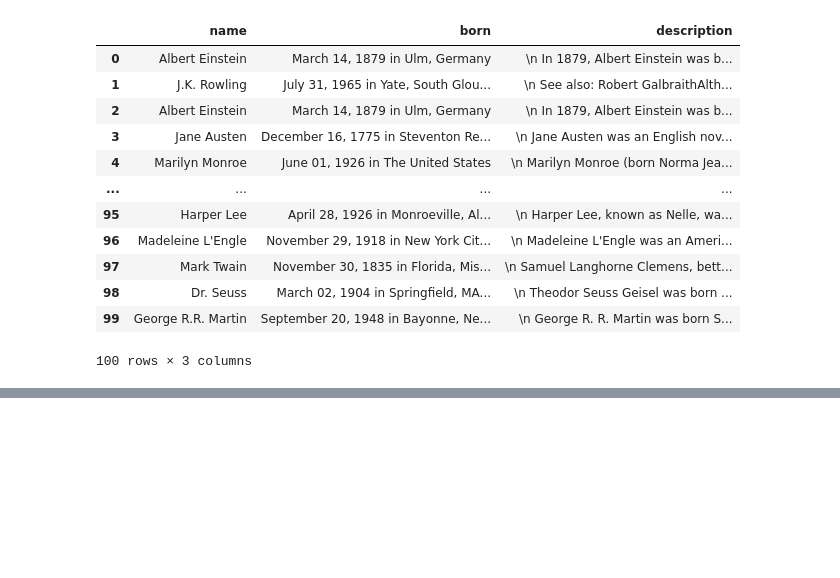
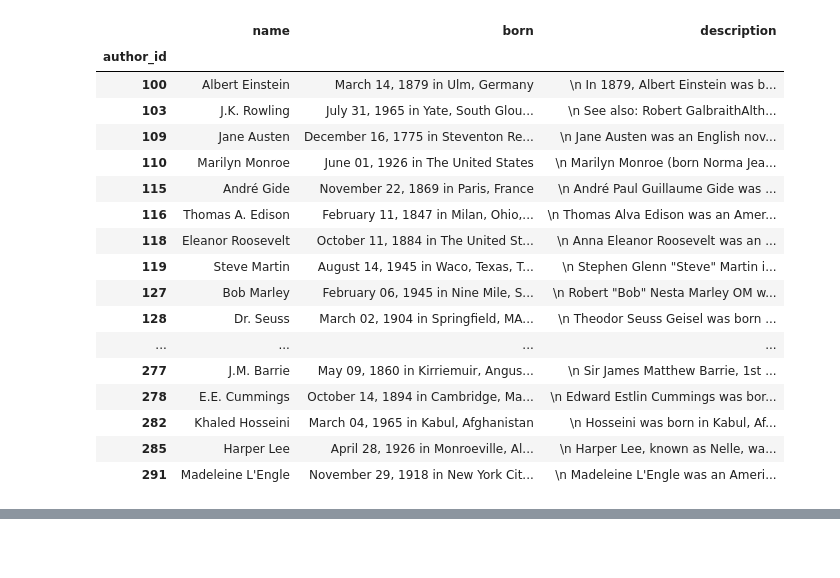
Before and after one commit to Alexis-Kepano/ETL-Project, a Jupyter notebook: quotes_mongodb_to_sql_db.ipynb, the cells around one changed output, grey strips where cells are left out. Cells and saved outputs as stored; diff of their text form; code cells hidden in the pictures; blank space fills up the shorter version.

Commit message:
updated scrape code and dataframe code

```diff
--- a/quotes_mongodb_to_sql_db.ipynb
+++ b/quotes_mongodb_to_sql_db.ipynb
@@ -41,18 +10,44 @@ quotes_table
-# %%
-author_information_table = quotes_df[['author_name','author_born','author_description']].copy()
-quotes_table=author_information_table.rename(columns={'author_name':'name','author_born':'born','author_description':'description'})
-quotes_table
-# %% [output]
-|  | name | born | description |
-| 0 | Albert Einstein | March 14, 1879 in Ulm, Germany | \n In 1879, Albert Einstein was b... |
-| 1 | J.K. Rowling | July 31, 1965 in Yate, South Glou... | \n See also: Robert GalbraithAlth... |
-| 2 | Albert Einstein | March 14, 1879 in Ulm, Germany | \n In 1879, Albert Einstein was b... |
-| 3 | Jane Austen | December 16, 1775 in Steventon Re... | \n Jane Austen was an English nov... |
-| 4 | Marilyn Monroe | June 01, 1926 in The United States | \n Marilyn Monroe (born Norma Jea... |
-| ... | ... | ... | ... |
-| 95 | Harper Lee | April 28, 1926 in Monroeville, Al... | \n Harper Lee, known as Nelle, wa... |
-| 96 | Madeleine L'Engle | November 29, 1918 in New York Cit... | \n Madeleine L'Engle was an Ameri... |
-| 97 | Mark Twain | November 30, 1835 in Florida, Mis... | \n Samuel Langhorne Clemens, bett... |
-| 98 | Dr. Seuss | March 02, 1904 in Springfield, MA... | \n Theodor Seuss Geisel was born ... |
-| 99 | George R.R. Martin | September 20, 1948 in Bayonne, Ne... | \n George R. R. Martin was born S... |
-100 rows × 3 columns
+# %%
+def randomIndex(low=0,high=10,size=10):
+    index_list =[]
+    while len(index_list) != size:
+        num=np.random.randint(low, high,1)
+        if num not in index_list:
+            index_list.append(num[0])
+    return sorted(list((index_list)))
+
+def col_to_list(col):
+    return list(col.find()), len(list(col.find()))
+# %%
+quotes_mdb=client.quotes_db
+author_info_col=quotes_mdb.author_information_collection
+
+
+author_list,len_author_list=col_to_list(author_info_col)
+
+author_info_df=pd.DataFrame(author_list,index=randomIndex(100,300,len_author_list))
+
+
+author_info_table = author_info_df[['name','born','description']].copy()
+author_info_table.index.name='author_id'
+author_info_table=author_info_table.drop_duplicates(subset=['name'])
+author_info_table
+# %% [output]
+|  | name | born | description |
+| author_id |  |  |  |
+| 100 | Albert Einstein | March 14, 1879 in Ulm, Germany | \n In 1879, Albert Einstein was b... |
+| 103 | J.K. Rowling | July 31, 1965 in Yate, South Glou... | \n See also: Robert GalbraithAlth... |
+| 109 | Jane Austen | December 16, 1775 in Steventon Re... | \n Jane Austen was an English nov... |
+| 110 | Marilyn Monroe | June 01, 1926 in The United States | \n Marilyn Monroe (born Norma Jea... |
+| 115 | André Gide | November 22, 1869 in Paris, France | \n André Paul Guillaume Gide was ... |
+| 116 | Thomas A. Edison | February 11, 1847 in Milan, Ohio,... | \n Thomas Alva Edison was an Amer... |
+| 118 | Eleanor Roosevelt | October 11, 1884 in The United St... | \n Anna Eleanor Roosevelt was an ... |
+| 119 | Steve Martin | August 14, 1945 in Waco, Texas, T... | \n Stephen Glenn "Steve" Martin i... |
+| 127 | Bob Marley | February 06, 1945 in Nine Mile, S... | \n Robert "Bob" Nesta Marley OM w... |
+| 128 | Dr. Seuss | March 02, 1904 in Springfield, MA... | \n Theodor Seuss Geisel was born ... |
+| ... | ... | ... | ... |
+| 277 | J.M. Barrie | May 09, 1860 in Kirriemuir, Angus... | \n Sir James Matthew Barrie, 1st ... |
+| 278 | E.E. Cummings | October 14, 1894 in Cambridge, Ma... | \n Edward Estlin Cummings was bor... |
+| 282 | Khaled Hosseini | March 04, 1965 in Kabul, Afghanistan | \n Hosseini was born in Kabul, Af... |
+| 285 | Harper Lee | April 28, 1926 in Monroeville, Al... | \n Harper Lee, known as Nelle, wa... |
+| 291 | Madeleine L'Engle | November 29, 1918 in New York Cit... | \n Madeleine L'Engle was an Ameri... |
```
Also changed, not shown: parts of 13 cells of this notebook, 1 other file.
